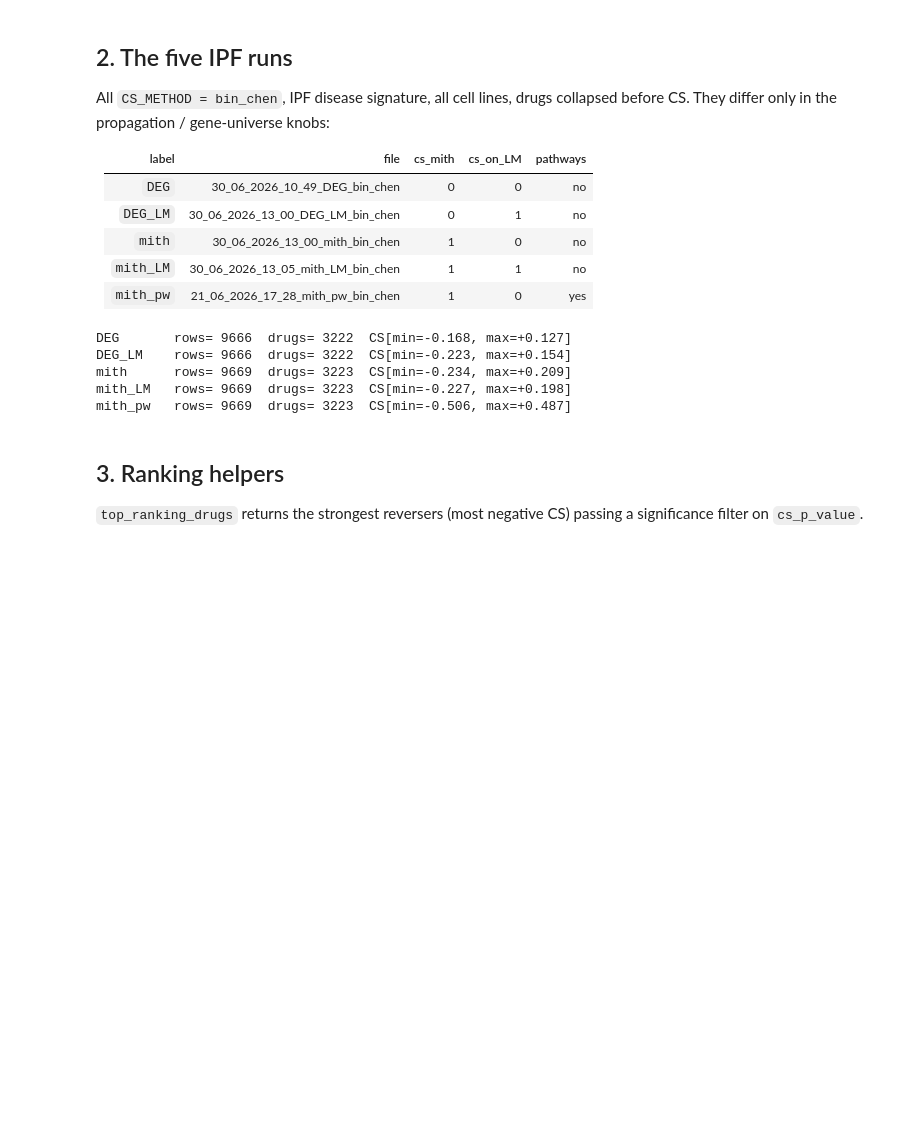
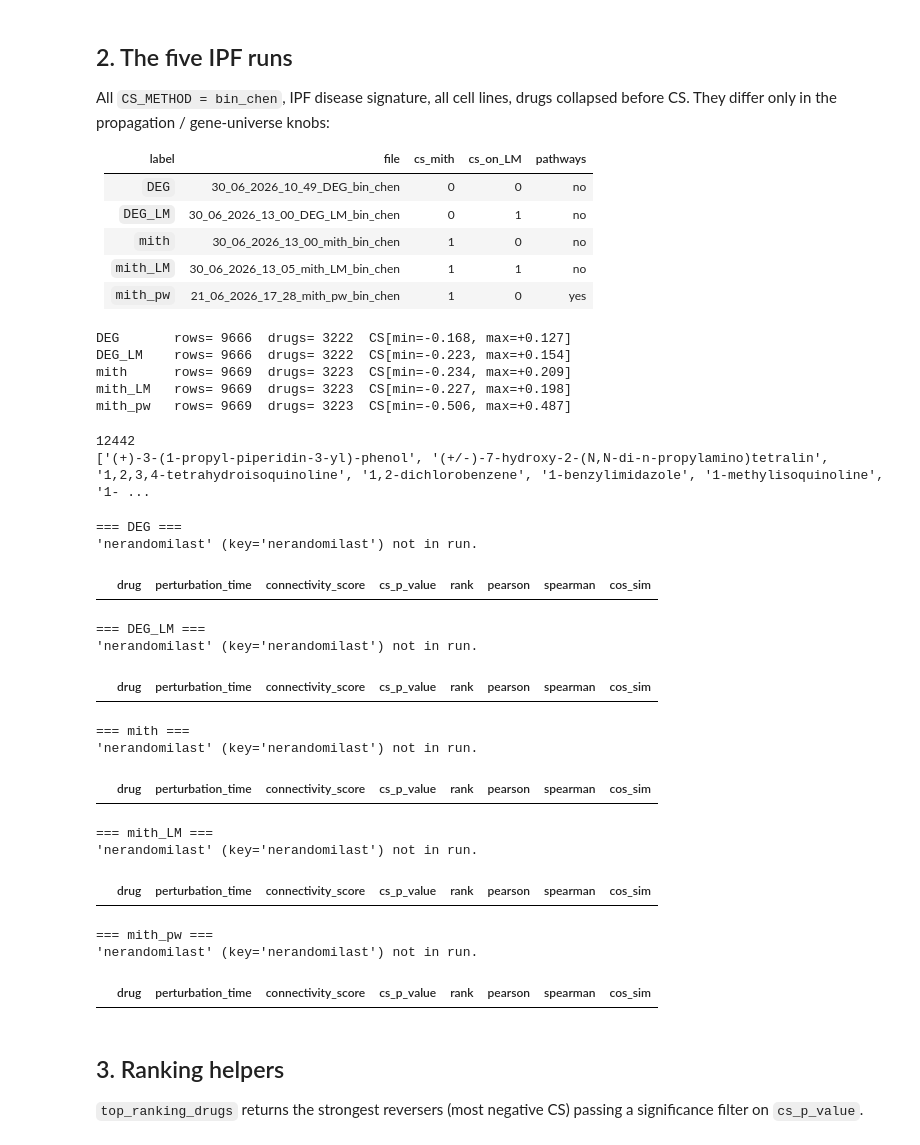
Before and after one commit to knowmics-lab/netcos, a Jupyter notebook: data_exploration/data_exploration_ipf_CS_and_rankings.ipynb, the cells around one changed output. Drawn from its saved outputs; the diff is of its cells as text; code cells hidden in the pictures; blank space fills up the shorter version.

```diff
--- a/data_exploration/data_exploration_ipf_CS_and_rankings.ipynb
+++ b/data_exploration/data_exploration_ipf_CS_and_rankings.ipynb
@@ -353,6 +353,38 @@ DEG_LM    rows= 9666  drugs= 3222  CS[min=-0.223, max=+0.154]
 mith      rows= 9669  drugs= 3223  CS[min=-0.234, max=+0.209]
 mith_LM   rows= 9669  drugs= 3223  CS[min=-0.227, max=+0.198]
 mith_pw   rows= 9669  drugs= 3223  CS[min=-0.506, max=+0.487]
+# %%
+import pandas as pd
+sig = pd.read_csv(NETCOS_ROOT+"/data/BinChen2017/data/data/raw/lincs/lincs_sig_info.csv")
+drugs = sig.loc[sig.pert_type == "trt_cp", "pert_iname"].unique()
+print(len(drugs)); print(sorted(drugs)[:20])
+# %% [output]
+12442
+['(+)-3-(1-propyl-piperidin-3-yl)-phenol', '(+/-)-7-hydroxy-2-(N,N-di-n-propylamino)tetralin', '1,2,3,4-tetrahydroisoquinoline', '1,2-dichlorobenzene', '1-benzylimidazole', '1-methylisoquinoline', '1- ...
+# %%
+from exploration_utils import find_drug_in_run
+
+# Where does a drug land in each run?
+test_drug = 'pirfenidone'          # use 'pirfenidone' for IPF
+for label in runs:
+    print(f'=== {label} ===')
+    display(find_drug_in_run(runs[label], test_drug, contains=True))
+# %% [output]
+=== DEG ===
+'nerandomilast' (key='nerandomilast') not in run.
+|  | drug | perturbation_time | connectivity_score | cs_p_value | rank | pearson | spearman | cos_sim |
+=== DEG_LM ===
+'nerandomilast' (key='nerandomilast') not in run.
+|  | drug | perturbation_time | connectivity_score | cs_p_value | rank | pearson | spearman | cos_sim |
+=== mith ===
+'nerandomilast' (key='nerandomilast') not in run.
+|  | drug | perturbation_time | connectivity_score | cs_p_value | rank | pearson | spearman | cos_sim |
+=== mith_LM ===
+'nerandomilast' (key='nerandomilast') not in run.
+|  | drug | perturbation_time | connectivity_score | cs_p_value | rank | pearson | spearman | cos_sim |
+=== mith_pw ===
+'nerandomilast' (key='nerandomilast') not in run.
+|  | drug | perturbation_time | connectivity_score | cs_p_value | rank | pearson | spearman | cos_sim |
 # %% [markdown]
 ## 3. Ranking helpers
 
```
Also changed, not shown: parts of 1 cell of this notebook, 15 other files.
